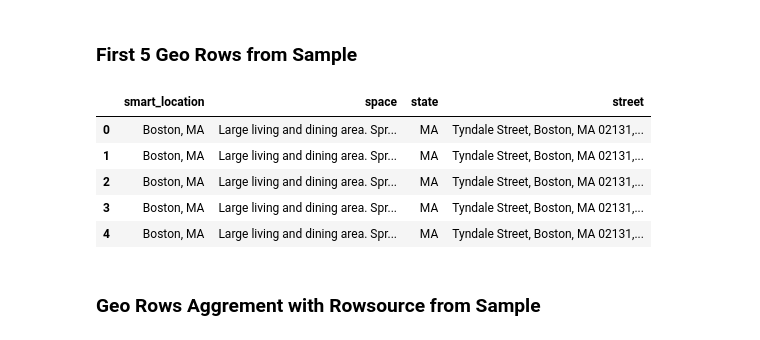
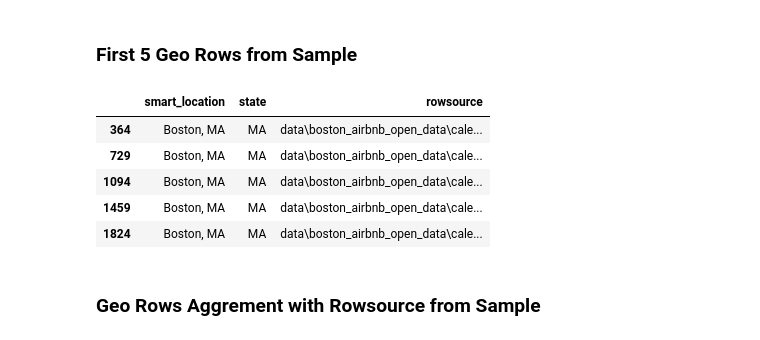
Before and after one commit to samlexrod/airbnb_ml, a Jupyter notebook: Airbnb_Analysis.ipynb, the cells around one changed output. Drawn from its saved outputs; the diff is of its cells as text; code cells hidden in the pictures.

```diff
--- a/Airbnb_Analysis.ipynb
+++ b/Airbnb_Analysis.ipynb
@@ -737,18 +744,15 @@ airbnb_evaluation.availability_match.value_counts().plot.barh();
 ### First 5 Geo Rows from Sample
 # %%
 # Get only object columns
-airbnb_evaluation_geo = airbnb_evaluation_merge.select_dtypes(include=object)
-
-# The last 10 are sort of related to geography
-airbnb_evaluation_geo = airbnb_evaluation_geo[airbnb_evaluation_geo.columns[-10:][:-6]]
+airbnb_evaluation_geo = airbnb_evaluation_merge[geo_columns]
 
 airbnb_evaluation_geo.head()
 # %% [output]
-|  | smart_location | space | state | street |
-| 0 | Boston, MA | Large living and dining area. Spr... | MA | Tyndale Street, Boston, MA 02131,... |
-| 1 | Boston, MA | Large living and dining area. Spr... | MA | Tyndale Street, Boston, MA 02131,... |
-| 2 | Boston, MA | Large living and dining area. Spr... | MA | Tyndale Street, Boston, MA 02131,... |
-| 3 | Boston, MA | Large living and dining area. Spr... | MA | Tyndale Street, Boston, MA 02131,... |
-| 4 | Boston, MA | Large living and dining area. Spr... | MA | Tyndale Street, Boston, MA 02131,... |
+|  | smart_location | state | rowsource |
+| 364 | Boston, MA | MA | data\boston_airbnb_open_data\cale... |
+| 729 | Boston, MA | MA | data\boston_airbnb_open_data\cale... |
+| 1094 | Boston, MA | MA | data\boston_airbnb_open_data\cale... |
+| 1459 | Boston, MA | MA | data\boston_airbnb_open_data\cale... |
+| 1824 | Boston, MA | MA | data\boston_airbnb_open_data\cale... |
 # %% [markdown]
 ### Geo Rows Aggrement with Rowsource from Sample
```
Also changed, not shown: parts of 82 cells of this notebook, 2 other files.
